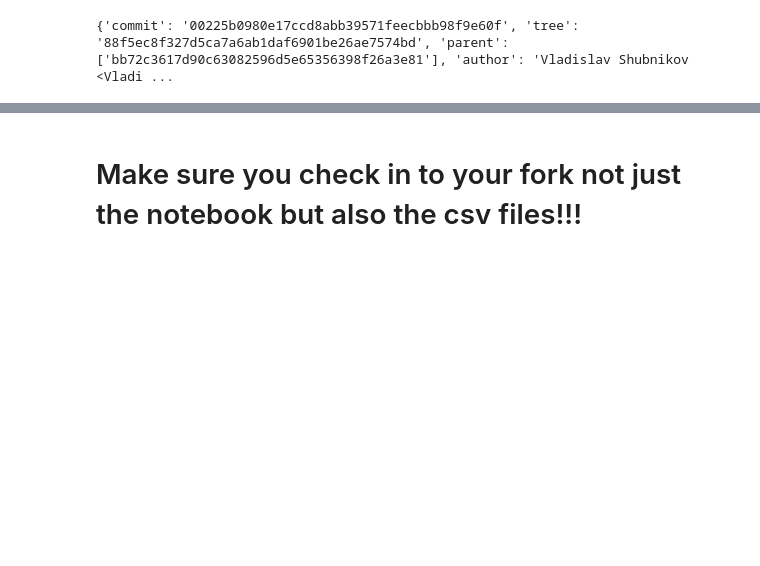
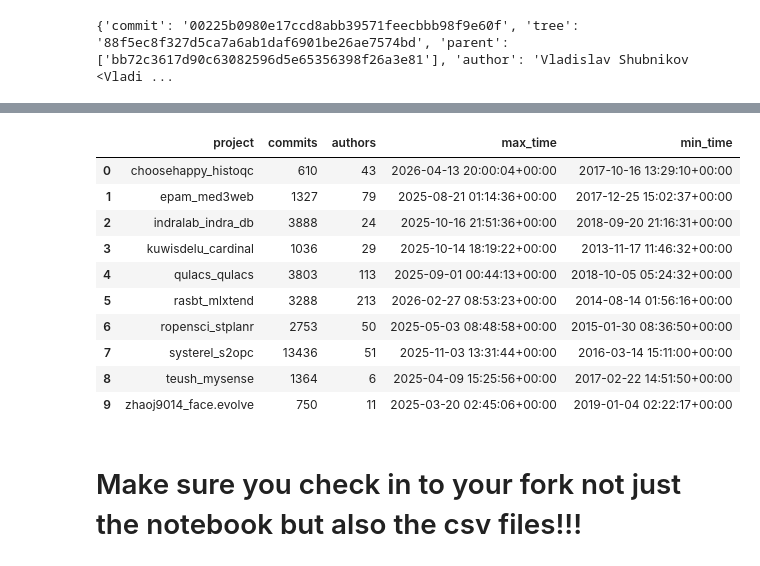
Before and after one commit to PhilipVickery/MiniProject2, a Jupyter notebook: pvickery.ipynb, the cells around one changed output, grey strips where cells are left out. Cells and saved outputs as stored; diff of their text form; code cells hidden in the pictures; blank space fills up the shorter version.

Commit message:
add requested data

```diff
--- a/pvickery.ipynb
+++ b/pvickery.ipynb
@@ -109,6 +109,34 @@ dfinf.head(1)
 #mode a means append, so you have all your projects in the same file
 yournetid='pvickery'
 dfinf.to_csv(yournetid+'_project_summary.csv', index=False,sep=';', mode='a', header=False)
+# %%
+
+project_summary = df_commit_data.groupby('project').agg(
+    commits=('commit', 'count'),
+    authors=('author', 'nunique'),
+    max_time=('author_time', 'max'),
+    min_time=('author_time', 'min')
+).reset_index()
+project_summary['max_time'] = pd.to_datetime(
+    project_summary['max_time'], unit='s', utc=True
+)
+
+project_summary['min_time'] = pd.to_datetime(
+    project_summary['min_time'], unit='s', utc=True
+)
+project_summary
+# %% [output]
+|  | project | commits | authors | max_time | min_time |
+| 0 | choosehappy_histoqc | 610 | 43 | 2026-04-13 20:00:04+00:00 | 2017-10-16 13:29:10+00:00 |
+| 1 | epam_med3web | 1327 | 79 | 2025-08-21 01:14:36+00:00 | 2017-12-25 15:02:37+00:00 |
+| 2 | indralab_indra_db | 3888 | 24 | 2025-10-16 21:51:36+00:00 | 2018-09-20 21:16:31+00:00 |
+| 3 | kuwisdelu_cardinal | 1036 | 29 | 2025-10-14 18:19:22+00:00 | 2013-11-17 11:46:32+00:00 |
+| 4 | qulacs_qulacs | 3803 | 113 | 2025-09-01 00:44:13+00:00 | 2018-10-05 05:24:32+00:00 |
+| 5 | rasbt_mlxtend | 3288 | 213 | 2026-02-27 08:53:23+00:00 | 2014-08-14 01:56:16+00:00 |
+| 6 | ropensci_stplanr | 2753 | 50 | 2025-05-03 08:48:58+00:00 | 2015-01-30 08:36:50+00:00 |
+| 7 | systerel_s2opc | 13436 | 51 | 2025-11-03 13:31:44+00:00 | 2016-03-14 15:11:00+00:00 |
+| 8 | teush_mysense | 1364 | 6 | 2025-04-09 15:25:56+00:00 | 2017-02-22 14:51:50+00:00 |
+| 9 | zhaoj9014_face.evolve | 750 | 11 | 2025-03-20 02:45:06+00:00 | 2019-01-04 02:22:17+00:00 |
 # %% [markdown]
 # Make sure you check in to your fork not just the notebook but also the csv files!!!
 # %% [markdown]
```
Also changed, not shown: parts of 1 cell of this notebook.
